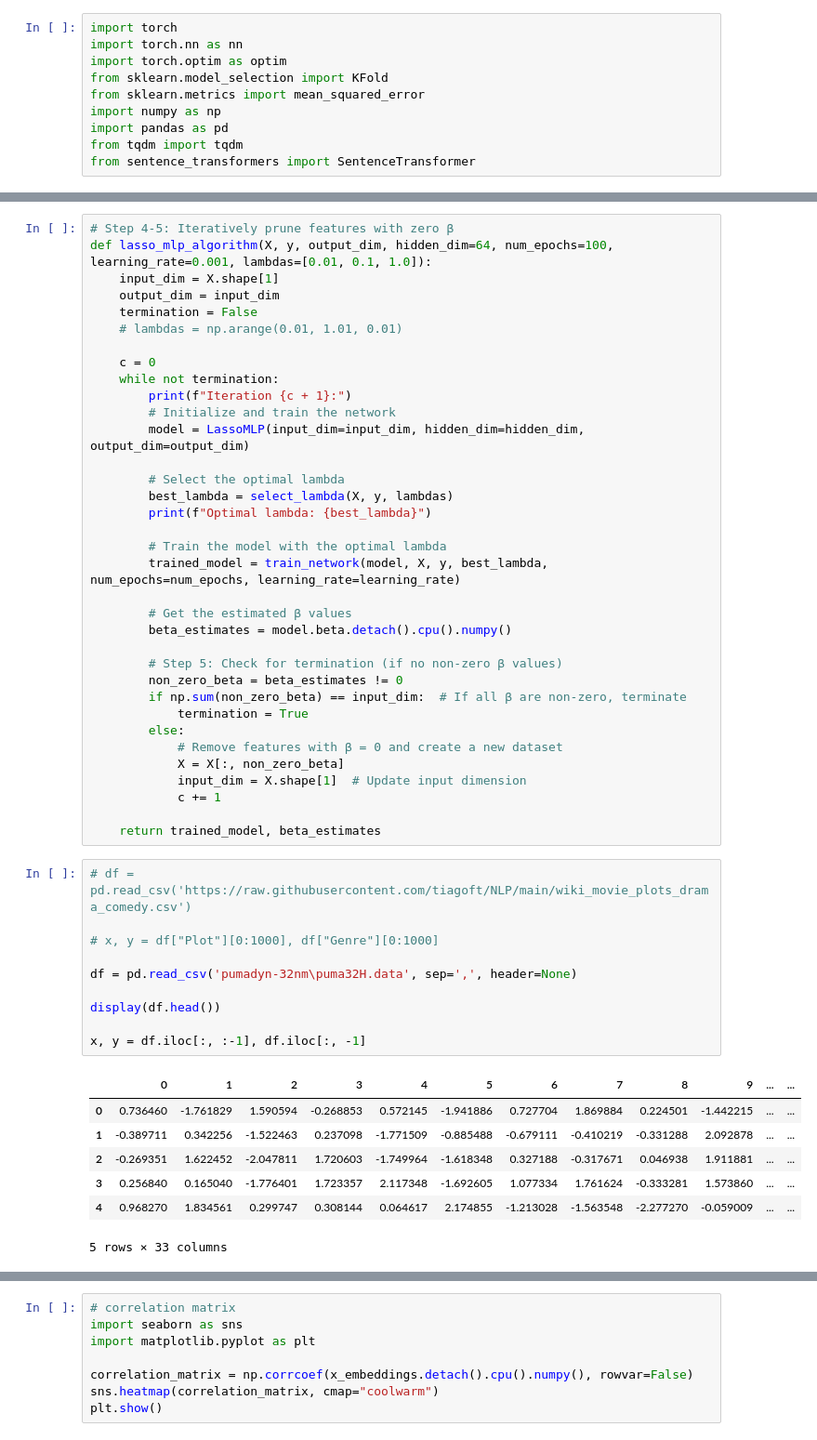
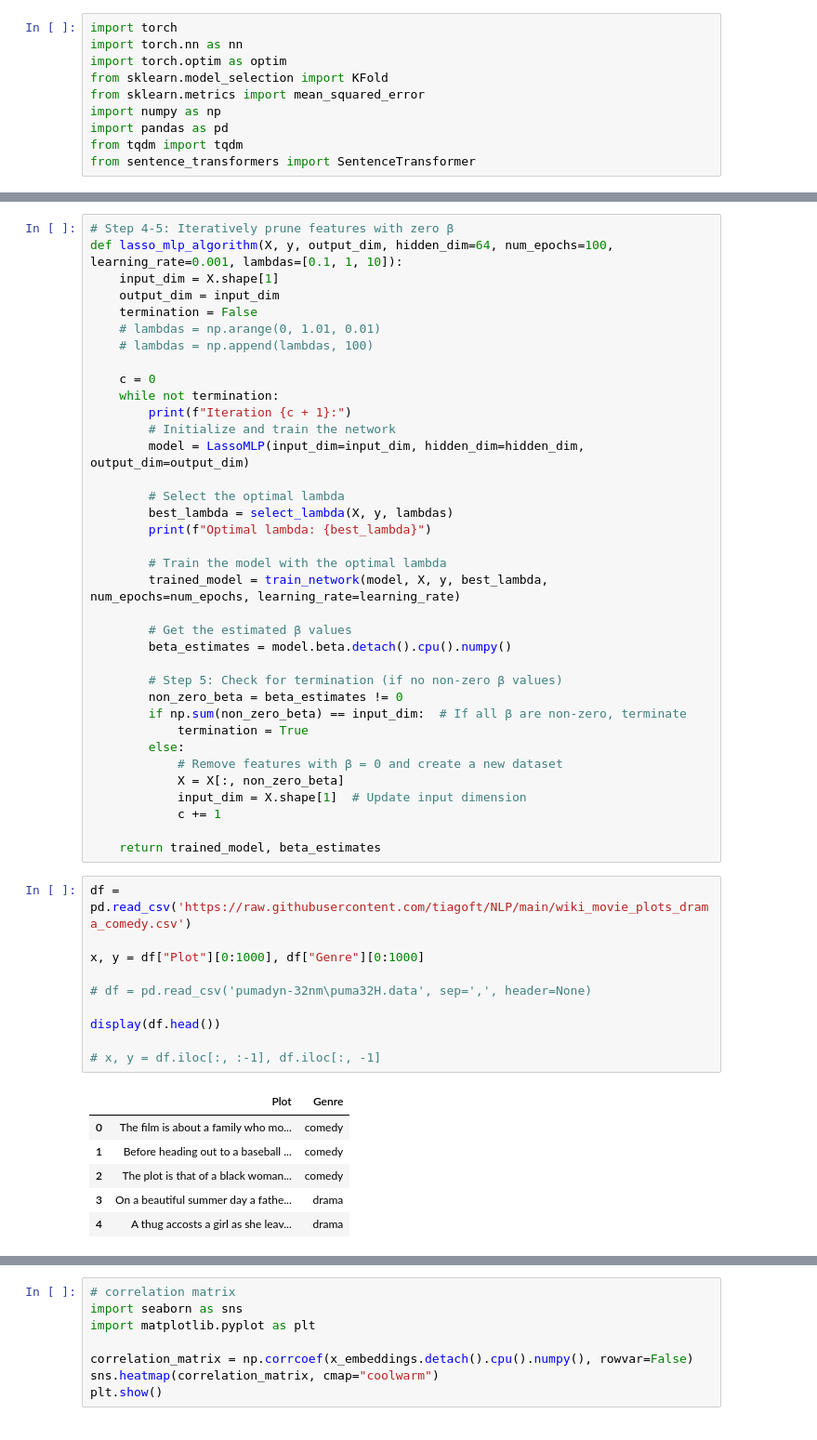
Before and after one commit to acsouza2398/nlp_lasso, a Jupyter notebook: main.ipynb, the cells around one changed output, grey strips where cells are left out. Shown at 93% size. Drawn from its saved outputs; the diff is of its cells as text.

```diff
--- a/main.ipynb
+++ b/main.ipynb
@@ -87,11 +97,12 @@ def select_lambda(X, y, lambdas, k_folds=5):
     return best_lambda
 # %%
 # Step 4-5: Iteratively prune features with zero β
-def lasso_mlp_algorithm(X, y, output_dim, hidden_dim=64, num_epochs=100, learning_rate=0.001, lambdas=[0.01, 0.1, 1.0]):
+def lasso_mlp_algorithm(X, y, output_dim, hidden_dim=64, num_epochs=100, learning_rate=0.001, lambdas=[0.1, 1, 10]):
     input_dim = X.shape[1]
     output_dim = input_dim
     termination = False
-    # lambdas = np.arange(0.01, 1.01, 0.01)
+    # lambdas = np.arange(0, 1.01, 0.01)
+    # lambdas = np.append(lambdas, 100)
 
     c = 0
     while not termination:
@@ -121,22 +132,21 @@ def lasso_mlp_algorithm(X, y, output_dim, hidden_dim=64, num_epochs=100, learnin
 
     return trained_model, beta_estimates
 # %%
-# df = pd.read_csv('https://raw.githubusercontent.com/tiagoft/NLP/main/wiki_movie_plots_drama_comedy.csv')
+df = pd.read_csv('https://raw.githubusercontent.com/tiagoft/NLP/main/wiki_movie_plots_drama_comedy.csv')
 
-# x, y = df["Plot"][0:1000], df["Genre"][0:1000]
+x, y = df["Plot"][0:1000], df["Genre"][0:1000]
 
-df = pd.read_csv('pumadyn-32nm\puma32H.data', sep=',', header=None)
+# df = pd.read_csv('pumadyn-32nm\puma32H.data', sep=',', header=None)
 
 display(df.head())
 
-x, y = df.iloc[:, :-1], df.iloc[:, -1]
+# x, y = df.iloc[:, :-1], df.iloc[:, -1]
 # %% [output]
-|  | 0 | 1 | 2 | 3 | 4 | 5 | 6 | 7 | 8 | 9 | ... | ... |
-| 0 | 0.736460 | -1.761829 | 1.590594 | -0.268853 | 0.572145 | -1.941886 | 0.727704 | 1.869884 | 0.224501 | -1.442215 | ... | ... |
-| 1 | -0.389711 | 0.342256 | -1.522463 | 0.237098 | -1.771509 | -0.885488 | -0.679111 | -0.410219 | -0.331288 | 2.092878 | ... | ... |
-| 2 | -0.269351 | 1.622452 | -2.047811 | 1.720603 | -1.749964 | -1.618348 | 0.327188 | -0.317671 | 0.046938 | 1.911881 | ... | ... |
-| 3 | 0.256840 | 0.165040 | -1.776401 | 1.723357 | 2.117348 | -1.692605 | 1.077334 | 1.761624 | -0.333281 | 1.573860 | ... | ... |
-| 4 | 0.968270 | 1.834561 | 0.299747 | 0.308144 | 0.064617 | 2.174855 | -1.213028 | -1.563548 | -2.277270 | -0.059009 | ... | ... |
+|  | Plot | Genre |
+| 0 | The film is about a family who mo... | comedy |
+| 1 | Before heading out to a baseball ... | comedy |
+| 2 | The plot is that of a black woman... | comedy |
+| 3 | On a beautiful summer day a fathe... | drama |
+| 4 | A thug accosts a girl as she leav... | drama |
-5 rows × 33 columns
 # %%
 print("Loading Sentence Transformer model...")
```
Also changed, not shown: parts of 6 cells of this notebook.
